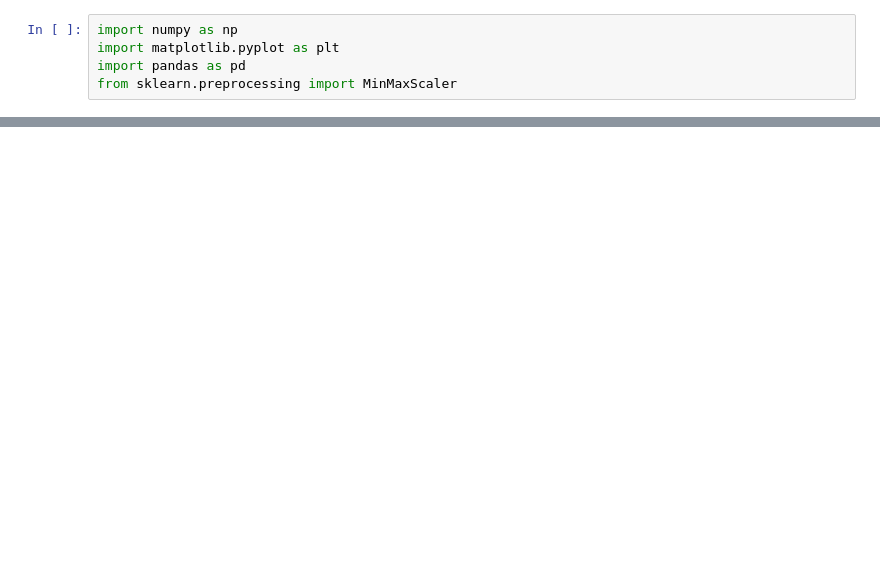
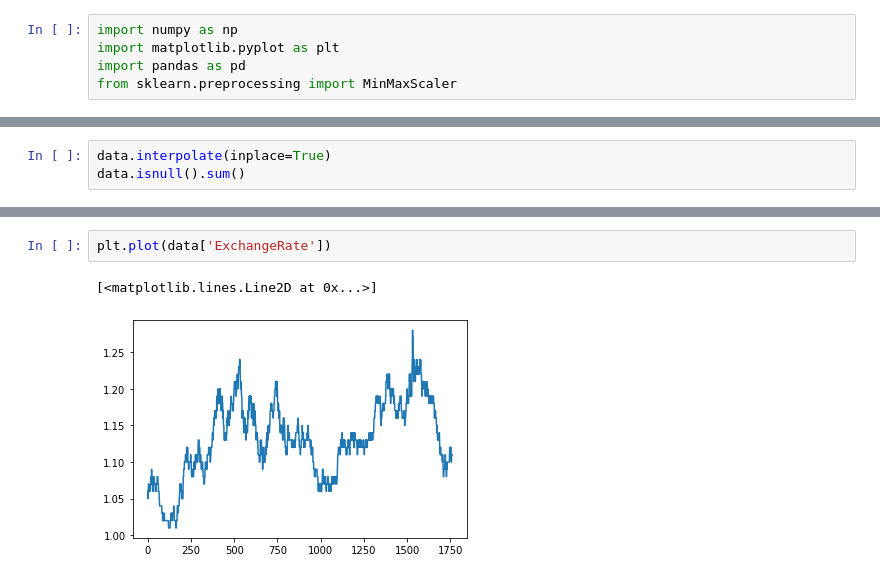
Before and after one commit to ggwnsghgg/Exchange_rate_prediction_Project, a Jupyter notebook: LSTM_예시.ipynb, the cells around one changed output, grey strips where cells are left out. Drawn from its saved outputs; the diff is of its cells as text; blank space fills up the shorter version.

```diff
--- a/LSTM_예시.ipynb
+++ b/LSTM_예시.ipynb
@@ -54,0 +37,3 @@ data
+# %%
+data.interpolate(inplace=True)
+data.isnull().sum()
@@ -54,0 +50,5 @@ data
+# %%
+plt.plot(data['ExchangeRate'])
+# %% [output]
+[<matplotlib.lines.Line2D at 0x...>]
+[figure, added]
```
Also changed, not shown: parts of 15 cells of this notebook.
